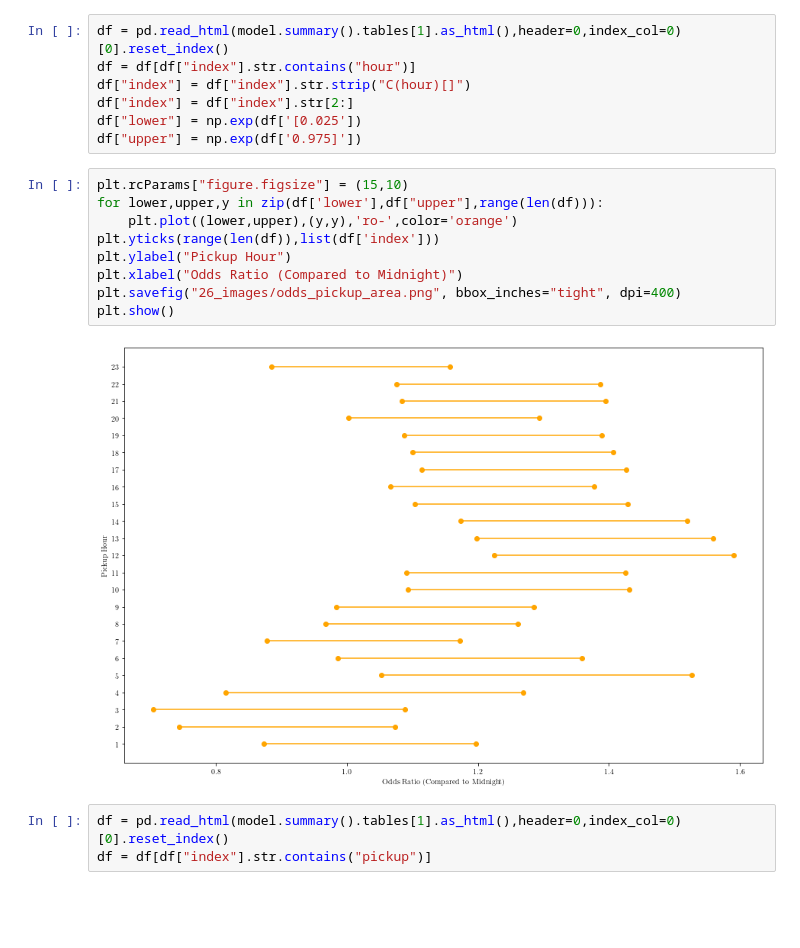
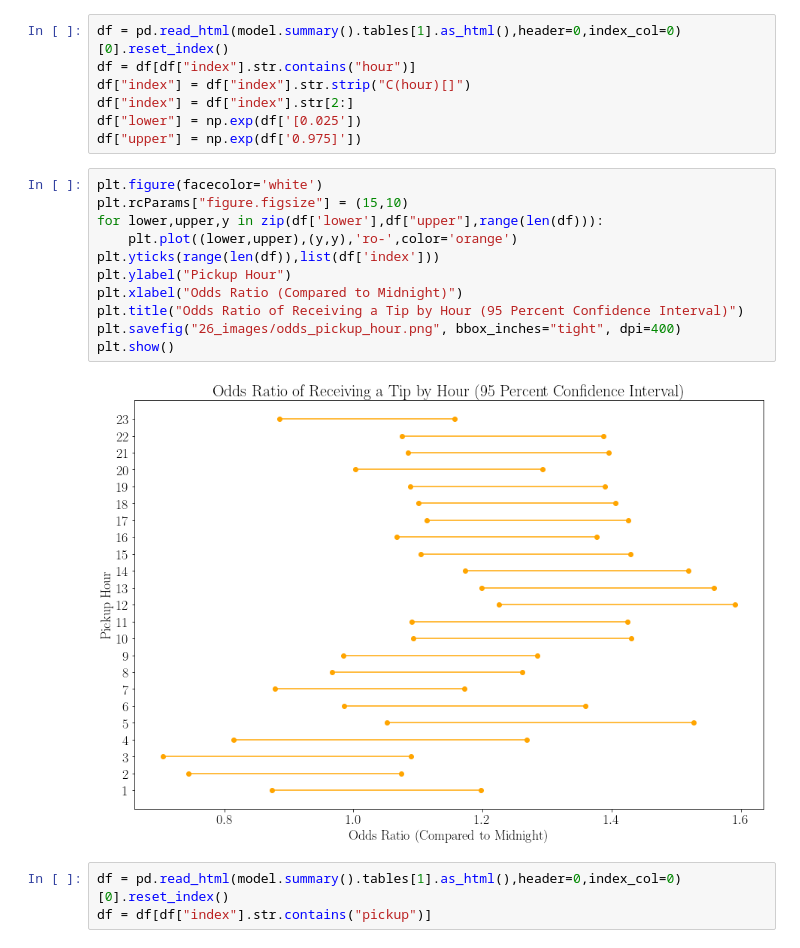
Before and after one commit to mjtv128/705-FinalProject, a Jupyter notebook: interpret_log.ipynb, the cells around one changed output. Cells and saved outputs as stored; diff of their text form; blank space fills up the shorter version.

Commit message:
adding graphing function

```diff
--- a/interpret_log.ipynb
+++ b/interpret_log.ipynb
@@ -76,16 +76,18 @@ df["index"] = df["index"].str[2:]
 df["lower"] = np.exp(df['[0.025'])
 df["upper"] = np.exp(df['0.975]'])
 # %%
+plt.figure(facecolor='white')
 plt.rcParams["figure.figsize"] = (15,10)
 for lower,upper,y in zip(df['lower'],df["upper"],range(len(df))):
     plt.plot((lower,upper),(y,y),'ro-',color='orange')
 plt.yticks(range(len(df)),list(df['index']))
 plt.ylabel("Pickup Hour")
 plt.xlabel("Odds Ratio (Compared to Midnight)")
-plt.savefig("26_images/odds_pickup_area.png", bbox_inches="tight", dpi=400)
+plt.title("Odds Ratio of Receiving a Tip by Hour (95 Percent Confidence Interval)")
+plt.savefig("26_images/odds_pickup_hour.png", bbox_inches="tight", dpi=400)
 plt.show()
 # %% [output]
-[figure, old version]
+[figure, new version]
 # %%
 df = pd.read_html(model.summary().tables[1].as_html(),header=0,index_col=0)[0].reset_index()
 df = df[df["index"].str.contains("pickup")]
```
Also changed, not shown: parts of 8 cells of this notebook, 4 other files.
